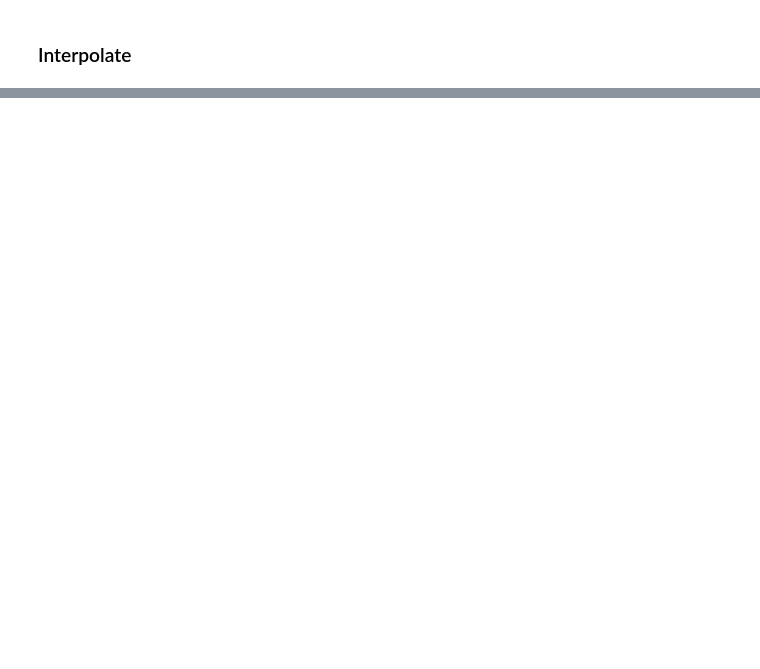
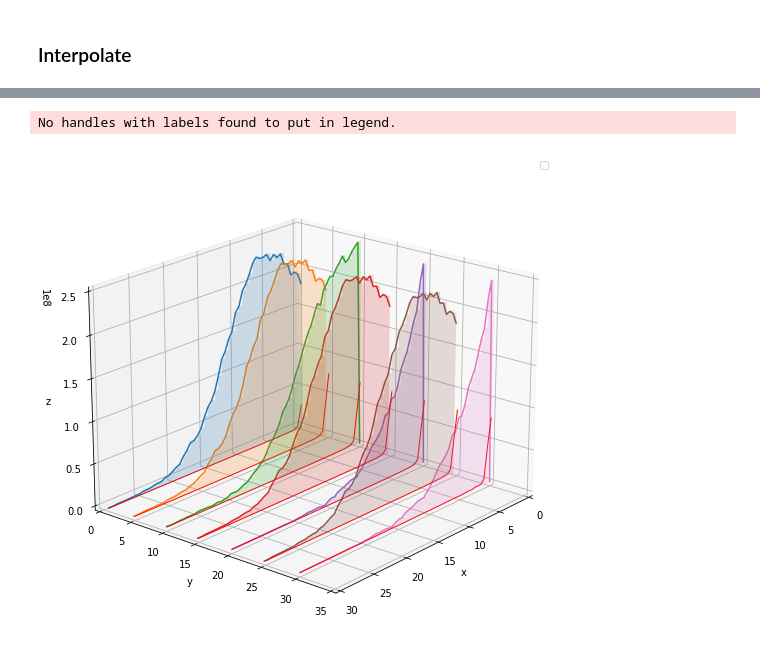
Before and after one commit to ahserhan/SiO2-SiV, a Jupyter notebook: 30keV SiO2/nmPlot3D.ipynb, the cells around one changed output, grey strips where cells are left out. Cells and saved outputs as stored; diff of their text form; code cells hidden in the pictures; blank space fills up the shorter version.

```diff
--- a/30keV SiO2/nmPlot3D.ipynb
+++ b/30keV SiO2/nmPlot3D.ipynb
@@ -123,0 +124,48 @@ No handles with labels found to put in legend.
+# %%
+def plot3d(x,y,z):
+    ax.plot(x, y, zs=z, zdir='y')
+    obj = ax.fill_between(x, 0, y, step='pre', alpha=0.1)
+    ax.add_collection3d(obj, zs = z, zdir = 'y')
+# %%
+fig = plt.figure(figsize=(12,9))
+ax = fig.add_subplot(projection='3d')
+plt.grid()
+
+ax.legend()
+ax.set_xlim(0, 30)
+ax.set_ylim(0, 35)
+ax.set_zlim(0, 2.5e8)
+ax.set_xlabel('x')
+ax.set_ylabel('y')
+ax.set_zlabel('z')
+
+\
+#plot
+# plot3d(data1nm['Depth'],data1nm['Si'], 1)
+# plot3d(data2nm['Depth'],data2nm['C']*1e8, 2)
+plot3d(data5nm['Depth'],data5nm['C']*1e8, 1)
+plot3d(data5nm['Depth'],data5nm['C']*1e8, 5)
+plot3d(data10nm['Depth'],data10nm['C']*1e8,10)
+plot3d(data5nm['Depth'],data5nm['C']*1e8, 15)
+plot3d(data20nm['Depth'],data20nm['C']*1e8, 20)
+plot3d(data5nm['Depth'],data5nm['C']*1e8, 25)
+plot3d(data20nm['Depth'],data20nm['C']*1e8, 30)
+# plot3d(data50nm['Depth'],data50nm['C']*1e8, 50)
+
+
+
+ax.plot(data5nm['Depth'],data5nm['Si'], zs=1, zdir='y', lw = 1, color = 'r')
+ax.plot(data10nm['Depth'],data10nm['Si'], zs=5, zdir='y', lw = 1, color = 'r')
+ax.plot(data10nm['Depth'],data10nm['Si'], zs=10, zdir='y', lw = 1, color = 'r')
+ax.plot(data10nm['Depth'],data10nm['Si'], zs=15, zdir='y', lw = 1, color = 'r')
+ax.plot(data10nm['Depth'],data10nm['Si'], zs=20, zdir='y', lw = 1, color = 'r')
+ax.plot(data10nm['Depth'],data10nm['Si'], zs=25, zdir='y', lw = 1, color = 'r')
+ax.plot(data20nm['Depth'],data20nm['Si'], zs=30, zdir='y', lw = 1, color = 'r')
+
+
+
+
+ax.view_init(elev=20., azim=40)
+# %% [output]
+No handles with labels found to put in legend.
+[figure, added]
```
Also changed, not shown: parts of 5 cells of this notebook.
